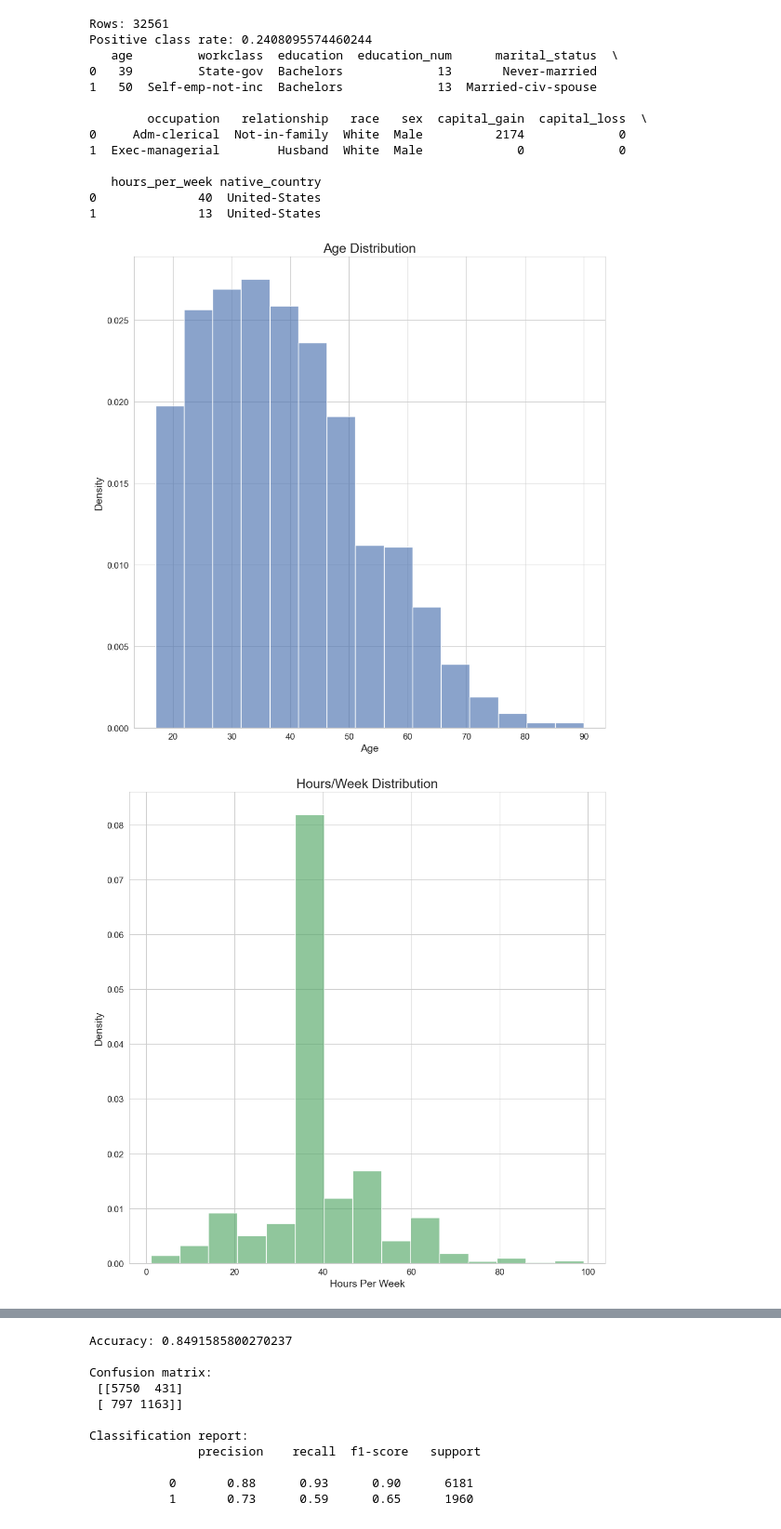
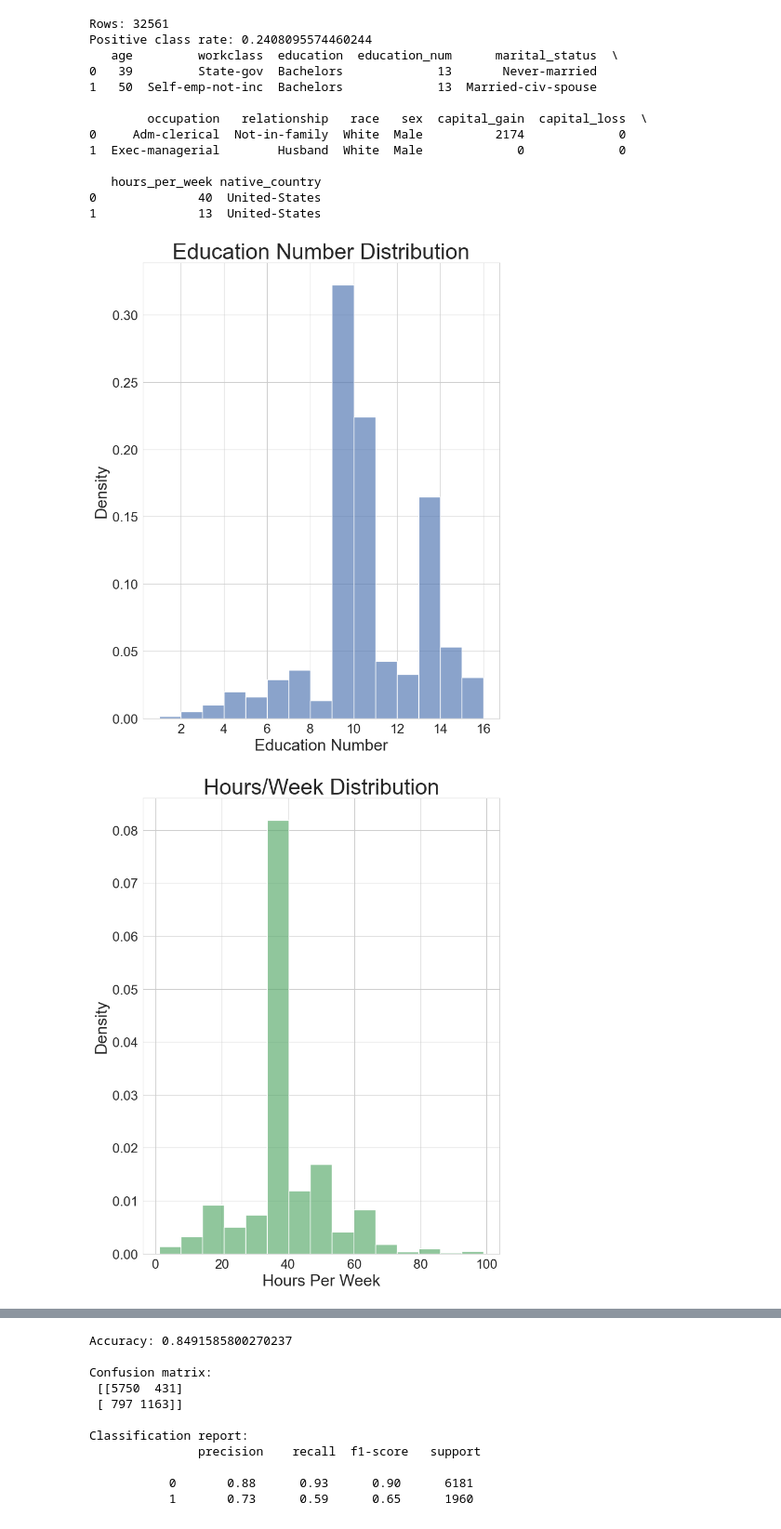
Before and after one commit to Hlpred2/MATH_3180_Project_1, a Jupyter notebook: Logistic_Regression.ipynb, the cells around one changed output, grey strips where cells are left out. Shown at 93% size. Cells and saved outputs as stored; diff of their text form; code cells hidden in the pictures.

Commit message:
Edited visuals

```diff
--- a/Logistic_Regression.ipynb
+++ b/Logistic_Regression.ipynb
@@ -63,24 +63,24 @@ import numpy as np
 sns.set_style("whitegrid")
 
 # Larger histogram fonts for readability.
-hist_title_fs = 18
-hist_label_fs = 14
-hist_tick_fs = 12
+hist_title_fs = 30
+hist_label_fs = 22
+hist_tick_fs = 18
 
 viz_df = df.copy()
 
-# 1) Age distribution (overall, no income split)
-plt.figure(figsize=(10, 10))
+# 1) Education number distribution (overall, no income split)
+plt.figure(figsize=(8, 10))
 sns.histplot(
     data=viz_df,
-    x="age",
+    x="education_num",
     bins=  15,
     stat="density",
     alpha=0.65,
     color="#4c72b0"
     )
-plt.title("Age Distribution", fontsize=hist_title_fs)
-plt.xlabel("Age", fontsize=hist_label_fs)
+plt.title("Education Number Distribution", fontsize=hist_title_fs)
+plt.xlabel("Education Number", fontsize=hist_label_fs)
 plt.ylabel("Density", fontsize=hist_label_fs)
 plt.xticks(fontsize=hist_tick_fs)
 plt.yticks(fontsize=hist_tick_fs)
@@ -88,7 +88,7 @@ plt.tight_layout()
 plt.show()
 
 # 2) Weekly hours worked distribution (overall, no income split)
-plt.figure(figsize=(10, 10))
+plt.figure(figsize=(8, 10))
 sns.histplot(
     data=viz_df,
     x="hours_per_week",
@@ -106,7 +106,7 @@ plt.tight_layout()
 plt.show()
 
 # 3) Capital gain distribution (overall, no income split)
-plt.figure(figsize=(10, 10))
+plt.figure(figsize=(8, 10))
 sns.histplot(
     data=viz_df,
     x="capital_gain",
@@ -117,7 +117,7 @@ sns.histplot(
     )
 plt.yscale("log")
 plt.title("Capital Gain Distribution", fontsize=hist_title_fs)
-plt.xlabel("Capital Gain", fontsize=hist_label_fs)
+plt.xlabel("Capital Gain ($)", fontsize=hist_label_fs)
 plt.ylabel("Density (log scale)", fontsize=hist_label_fs)
 plt.xticks(fontsize=hist_tick_fs)
 plt.yticks(fontsize=hist_tick_fs)
@@ -158,32 +158,32 @@ def plot_pie_with_other(series, title, top_k=None, fontsize=10, min_pct_label=4.
         text.set_fontsize(max(fontsize - 1, 8))
 
     legend_labels = [f"{label}: {value} ({100 * value / total:.1f}%)" for label, value in zip(labels, values)]
     ax.legend(
         wedges,
         legend_labels,
         title="Category",
         loc="center left",
         bbox_to_anchor=(1.02, 0.5),
         frameon=False,
         fontsize=max(fontsize - 1, 8),
         title_fontsize=fontsize
     )
 
     ax.set_title(title, fontsize=fontsize + 2)
     ax.axis("equal")
     plt.show()
 
 # 3) Sex composition
 plot_pie_with_other(viz_df["sex"], "Sex Composition", fontsize=11)
 
 # 4) Marital status composition
 plot_pie_with_other(viz_df["marital_status"], "Marital Status Composition", top_k=6, fontsize=10)
 
 # 5) Race composition
 plot_pie_with_other(viz_df["race"], "Race Composition", top_k=6, fontsize=10)
 
 # 6) Occupation composition
 plot_pie_with_other(viz_df["occupation"], "Occupation Composition", top_k=8, fontsize=9)
 # %% [output]
-[figure, old version]
+[figure, new version]
-[figure, old version]
+[figure, new version]
```
Also changed, not shown: parts of 4 cells of this notebook, 6 other files.
